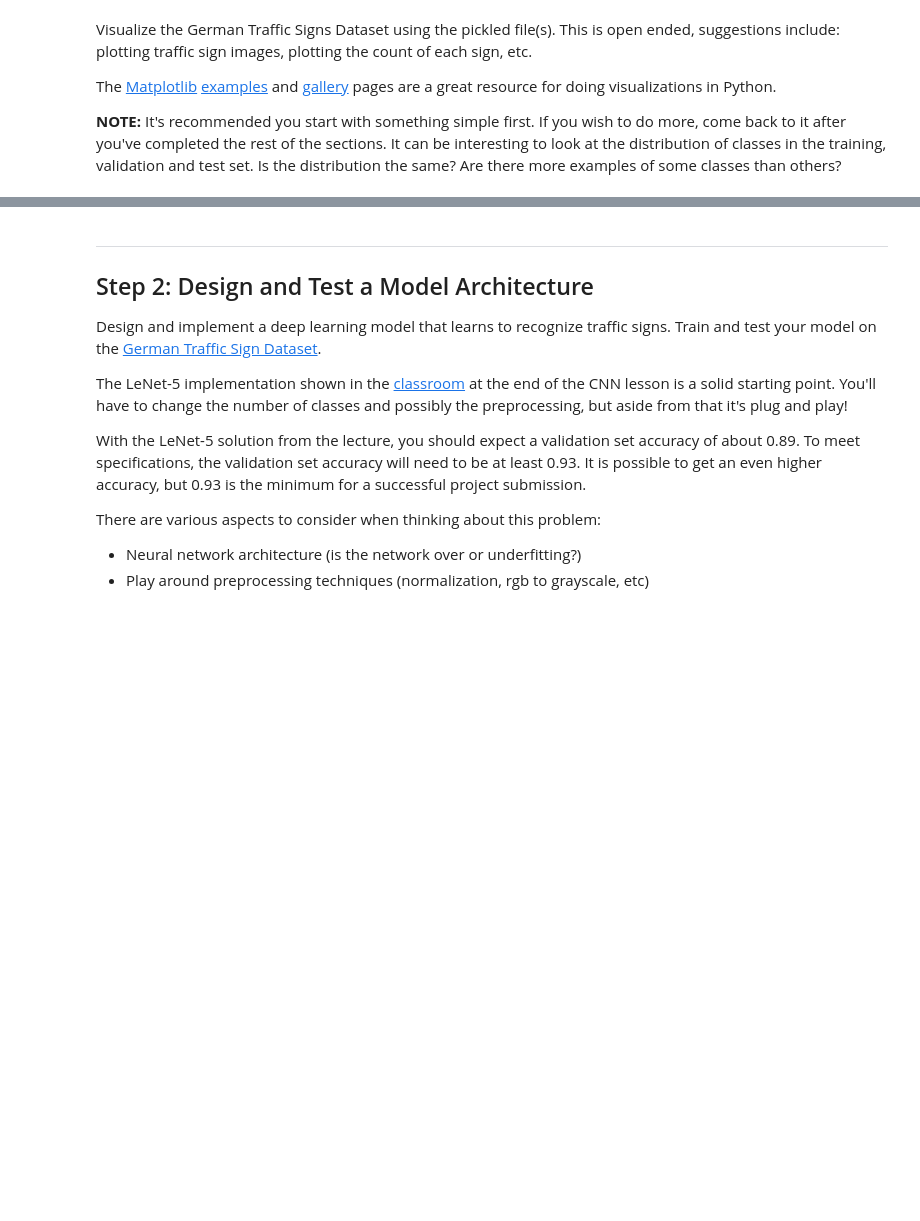
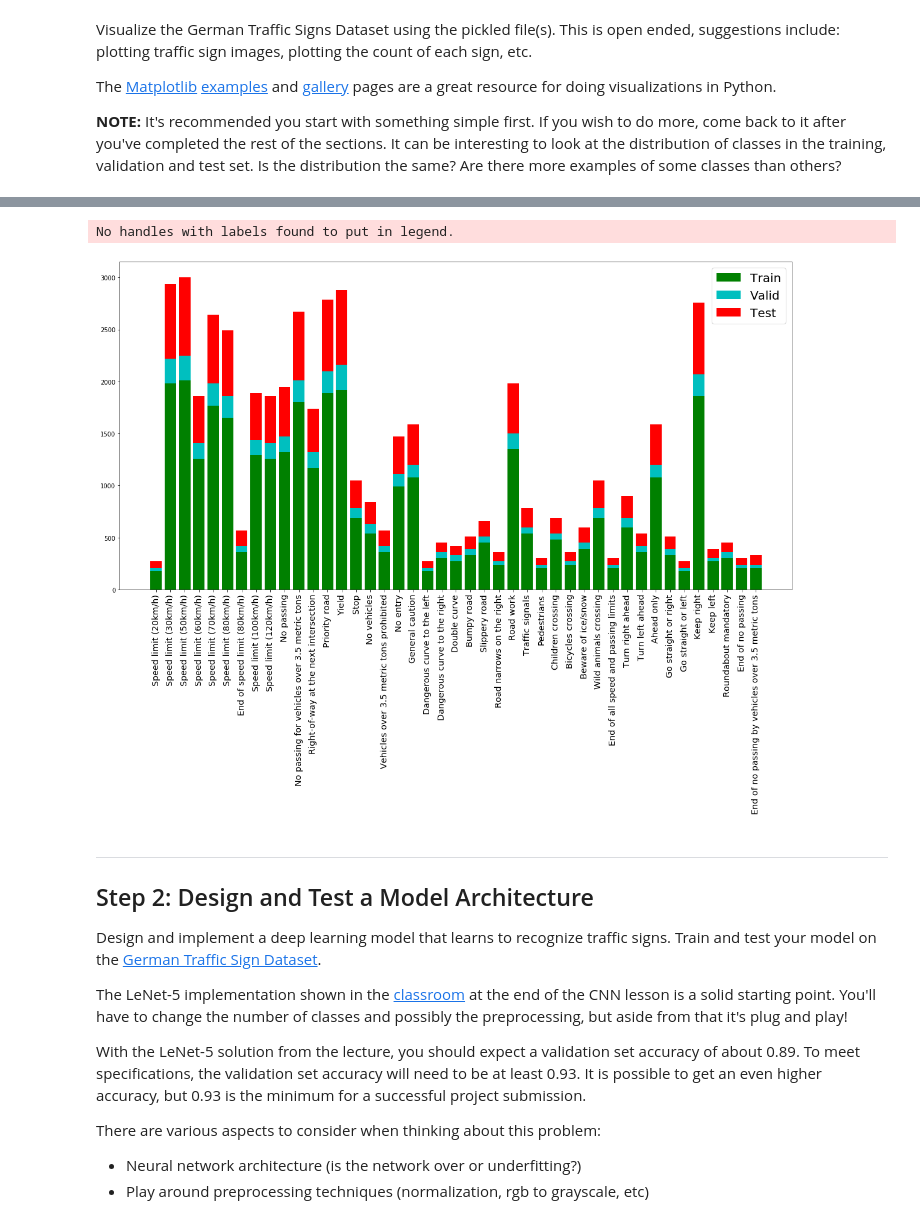
Before and after one commit to coder52/CarND-Traffic-Sign-Classifier-Project-P3, a Jupyter notebook: Traffic_Sign_Classifier.ipynb, the cells around one changed output, grey strips where cells are left out. Saved outputs shown, nothing was run; the diff lists cells and outputs as text; code cells hidden in the pictures; blank space fills up the shorter version.

Commit message:
Bar Chart of Data Distribution

```diff
--- a/Traffic_Sign_Classifier.ipynb
+++ b/Traffic_Sign_Classifier.ipynb
@@ -97,3 +97,15 @@ The [Matplotlib](http://matplotlib.org/) [examples](http://matplotlib.org/exampl
 import matplotlib.pyplot as plt
 # Visualizations will be shown in the notebook.
 %matplotlib inline
+# %%
+train_unique, train_counts = np.unique(y_train, return_counts=True)
+valid_unique, valid_counts = np.unique(y_valid, return_counts=True)
+test_unique, test_counts = np.unique(y_test, return_counts=True)
+# %%
+import pandas as pd
+
+df = pd.read_csv("signnames.csv", index_col=False).drop('ClassId', axis=1)
+df['frekans_train']=train_counts.tolist()
+df['frekans_valid']=valid_counts.tolist()
+df['frekans_test']=test_counts.tolist()
+df.head()
@@ -100,3 +119,22 @@ import matplotlib.pyplot as plt
+# %%
+x=np.arange(43)
+plt.figure(figsize=(20,10))
+
+p1 = plt.bar(x, df['frekans_train'], color='g', bottom=0)
+
+p2 = plt.bar(x, df['frekans_valid'], color='c',bottom=df['frekans_train'])
+
+p3 = plt.bar(x, df['frekans_test'], color='r', bottom=df['frekans_train']+df['frekans_valid'])
+
+plt.legend(loc='upper left')
+
+plt.xticks(x,df['SignName'], rotation= 'vertical', fontsize='x-large')
+
+plt.legend((p1[0], p2[0], p3[0]), ('Train', 'Valid', 'Test'), loc='upper right', prop={'size': 20})
+plt.show()
+# %% [output]
+No handles with labels found to put in legend.
+[figure, added]
 # %% [markdown]
 ----
 
```
Also changed, not shown: parts of 2 cells of this notebook.
